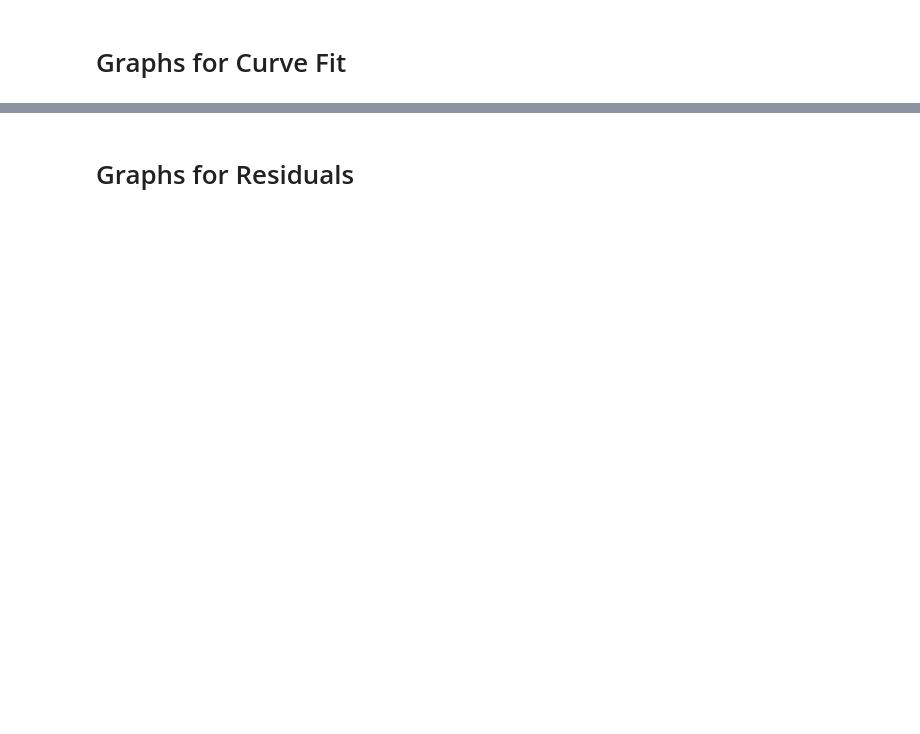
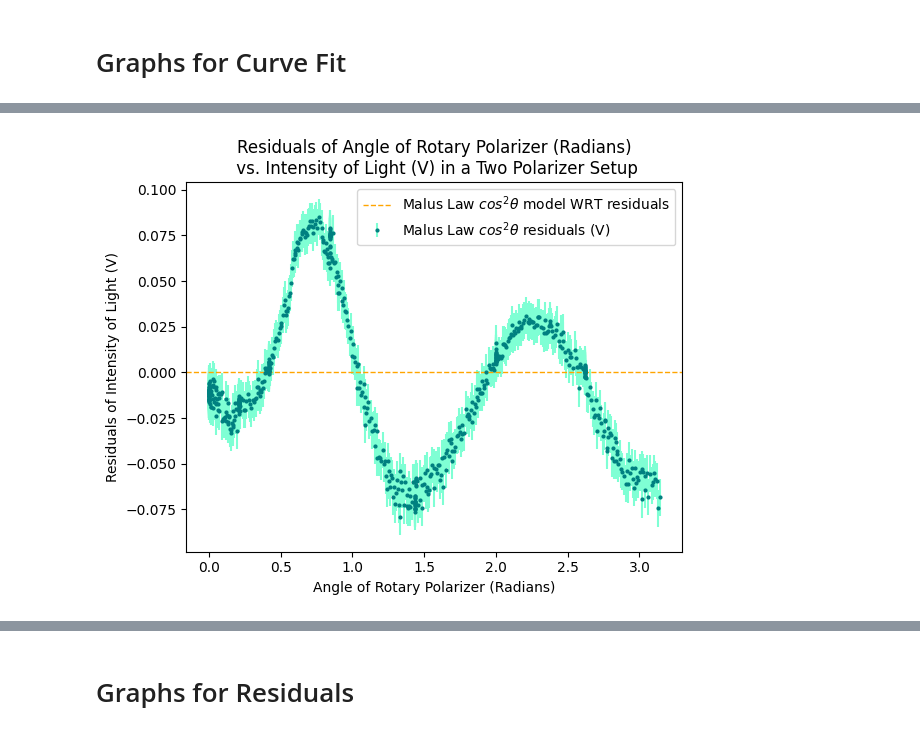
Before and after one commit to PercyFrancis/PHY224, a Jupyter notebook: free_choice_2/notebooks/template_for_notebook.ipynb, the cells around one changed output, grey strips where cells are left out. Cells and saved outputs as stored; diff of their text form; code cells hidden in the pictures; blank space fills up the shorter version.

```diff
--- a/free_choice_2/notebooks/template_for_notebook.ipynb
+++ b/free_choice_2/notebooks/template_for_notebook.ipynb
@@ -174,0 +222,15 @@ plt.show()
+# %%
+residuals = ex1_intensity - cossqtheta(ex1_position, popt[0], popt[1], popt[2])
+
+plt.errorbar(x = ex1_position, y = residuals, yerr = 0.01, fmt= 'o', ms=2, label="Malus Law $cos^2\\theta$ residuals (V)",ls='', color='teal', ecolor='aquamarine')
+plt.axhline(y=0, color='orange', linestyle='--', linewidth=1, label="Malus Law $cos^2\\theta$ model WRT residuals")
+
+# legend and titles
+plt.legend()
+plt.xlabel("Angle of Rotary Polarizer (Radians)")
+plt.ylabel("Residuals of Intensity of Light (V)")
+plt.title("Residuals of Angle of Rotary Polarizer (Radians)\n vs. Intensity of Light (V) in a Two Polarizer Setup")
+
+plt.show()
+# %% [output]
+[figure, added]
```
Also changed, not shown: parts of 38 cells of this notebook, 3 other files.
